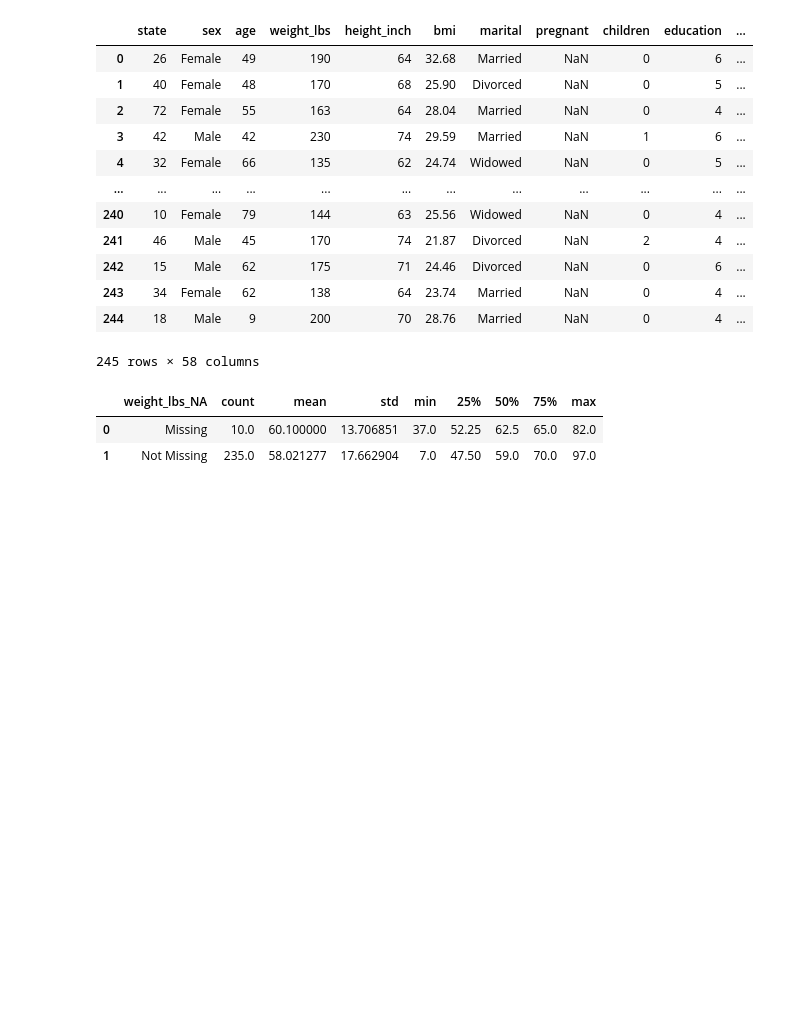
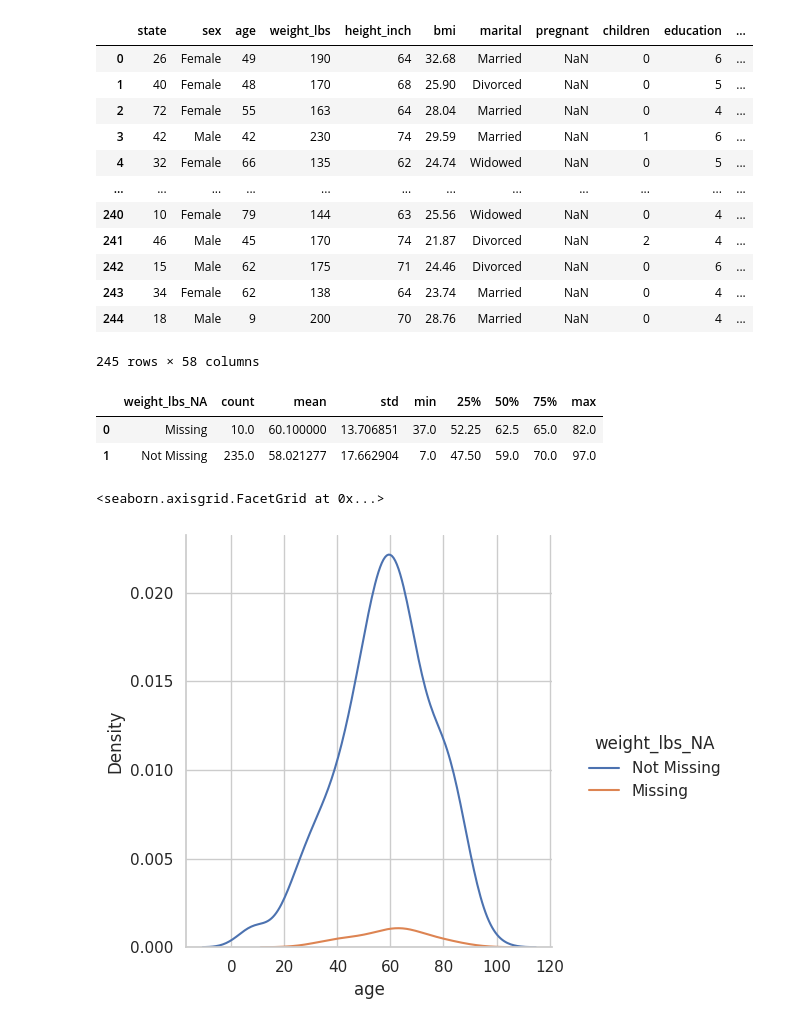
Before and after one commit to Monkey8596/Missing_data_handling-, a Jupyter notebook: notebooks/01_Exploration_Missing_values.ipynb, the cells around one changed output. Cells and saved outputs as stored; diff of their text form; code cells hidden in the pictures; blank space fills up the shorter version.

```diff
--- a/notebooks/01_Exploration_Missing_values.ipynb
+++ b/notebooks/01_Exploration_Missing_values.ipynb
@@ -665,3 +665,22 @@ diabetes_df.missing.missing_variable_plot()
 |  | weight_lbs_NA | count | mean | std | min | 25% | 50% | 75% | max |
 | 0 | Missing | 10.0 | 60.100000 | 13.706851 | 37.0 | 52.25 | 62.5 | 65.0 | 82.0 |
 | 1 | Not Missing | 235.0 | 58.021277 | 17.662904 | 7.0 | 47.50 | 59.0 | 70.0 | 97.0 |
+# %%
+(
+    riskfactors_df
+    .missing
+    .bind_shadow_matrix(only_missing=True)
+    .pipe(
+        lambda df: (
+            sns.displot(
+                data=df,
+                x="age",
+                hue="weight_lbs_NA",
+                kind="kde"
+            )
+        )
+    )
+)
+# %% [output]
+<seaborn.axisgrid.FacetGrid at 0x...>
+[figure, added]
```
Also changed, not shown: parts of 5 cells of this notebook, 1 other file.
